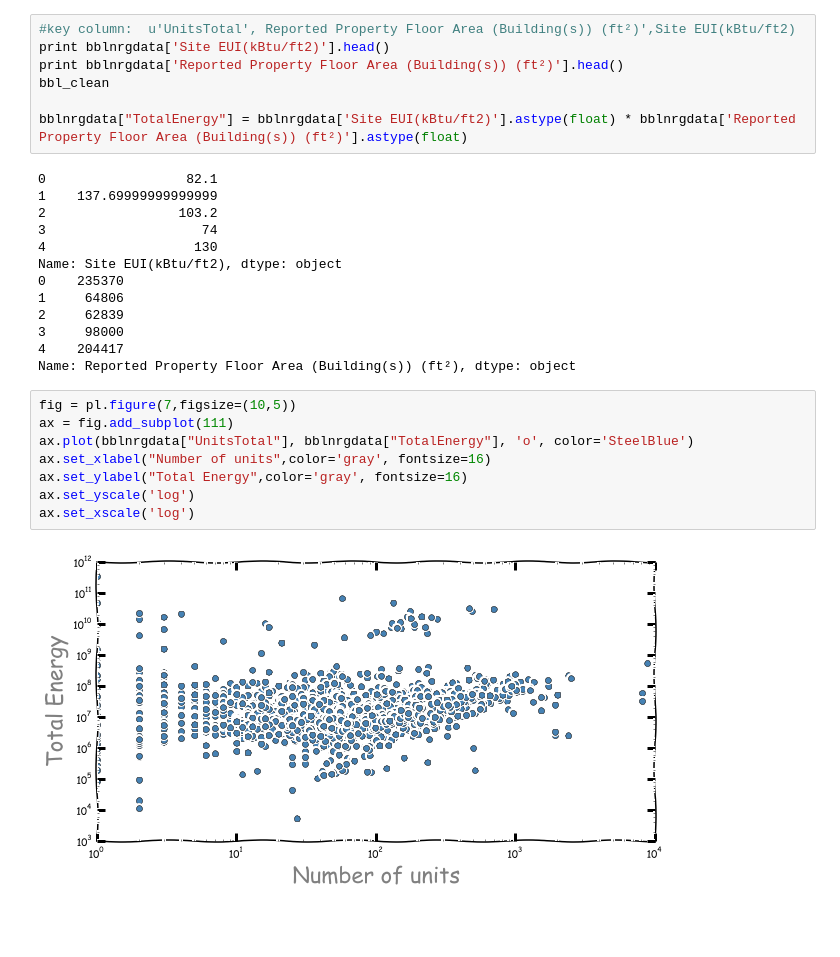
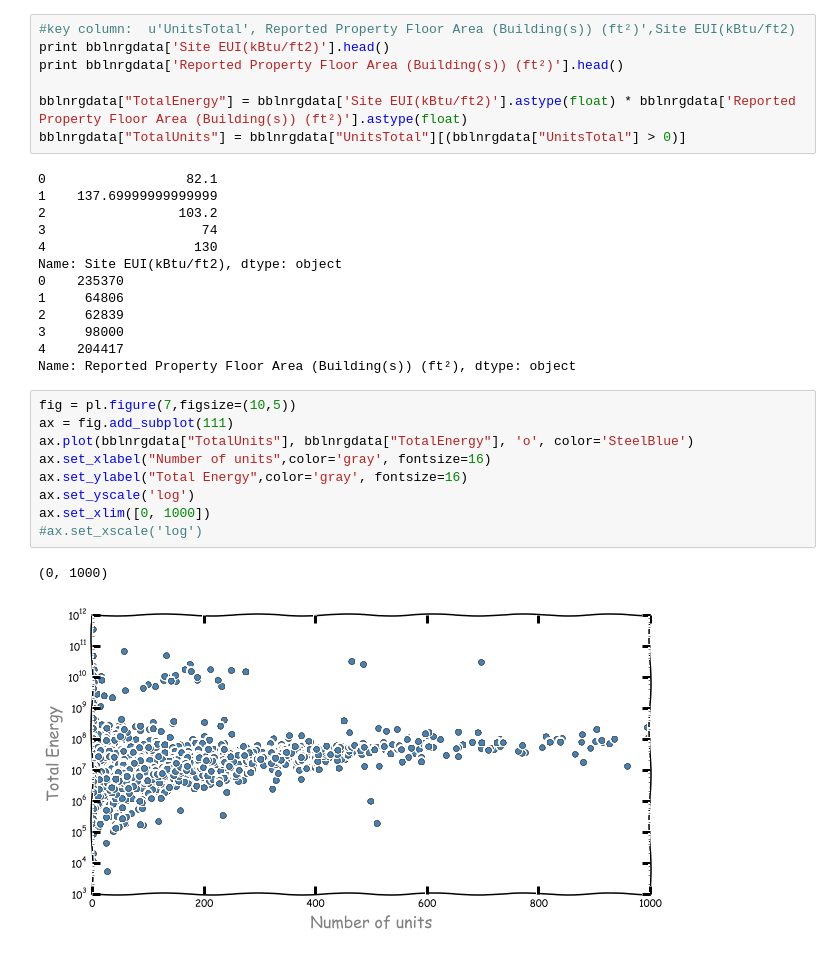
Before and after one commit to ramdaffe/PUI2015_ryanurzha, a Jupyter notebook: HW5/HW5-1.ipynb, the cells around one changed output. Saved outputs shown, nothing was run; the diff lists cells and outputs as text; blank space fills up the shorter version.

```diff
--- a/HW5/HW5-1.ipynb
+++ b/HW5/HW5-1.ipynb
@@ -178,9 +178,9 @@ bblnrgdata
 #key column:  u'UnitsTotal', Reported Property Floor Area (Building(s)) (ft²)',Site EUI(kBtu/ft2)
 print bblnrgdata['Site EUI(kBtu/ft2)'].head()
 print bblnrgdata['Reported Property Floor Area (Building(s)) (ft²)'].head()
-bbl_clean
 
 bblnrgdata["TotalEnergy"] = bblnrgdata['Site EUI(kBtu/ft2)'].astype(float) * bblnrgdata['Reported Property Floor Area (Building(s)) (ft²)'].astype(float)
+bblnrgdata["TotalUnits"] = bblnrgdata["UnitsTotal"][(bblnrgdata["UnitsTotal"] > 0)]
 # %% [output]
 0                  82.1
 1    137.69999999999999
@@ -197,10 +197,12 @@ Name: Reported Property Floor Area (Building(s)) (ft²), dtype: object
 # %%
 fig = pl.figure(7,figsize=(10,5))
 ax = fig.add_subplot(111)
-ax.plot(bblnrgdata["UnitsTotal"], bblnrgdata["TotalEnergy"], 'o', color='SteelBlue')
+ax.plot(bblnrgdata["TotalUnits"], bblnrgdata["TotalEnergy"], 'o', color='SteelBlue')
 ax.set_xlabel("Number of units",color='gray', fontsize=16)
 ax.set_ylabel("Total Energy",color='gray', fontsize=16)
 ax.set_yscale('log')
-ax.set_xscale('log')
+ax.set_xlim([0, 1000])
+#ax.set_xscale('log')
 # %% [output]
+(0, 1000)
-[figure, old version]
+[figure, new version]
```
Also changed, not shown: parts of 1 cell of this notebook, 1 other file.
